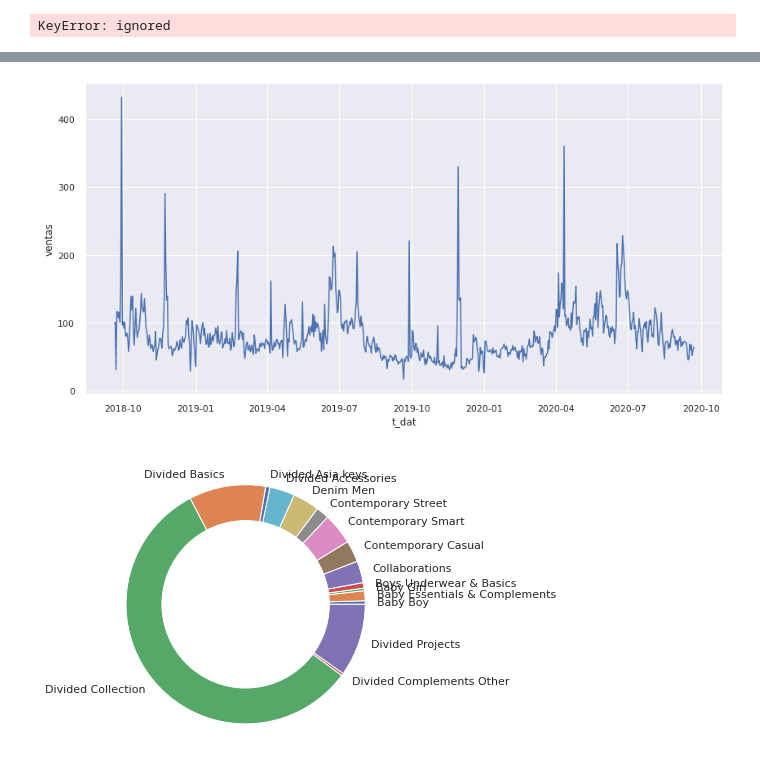
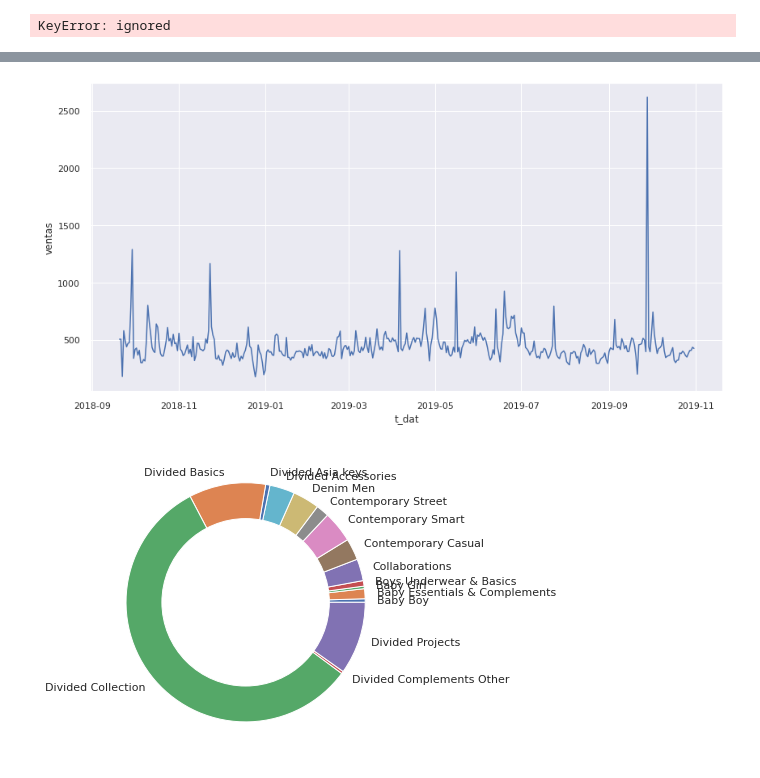
Before and after one commit to AndresPerelmuter/Customers-Segmentation---Clustering, a Jupyter notebook: Cluster_H&M.ipynb, the cells around one changed output, grey strips where cells are left out. Saved outputs shown, nothing was run; the diff lists cells and outputs as text; code cells hidden in the pictures.

```diff
--- a/Cluster_H&M.ipynb
+++ b/Cluster_H&M.ipynb
@@ -1204,14 +1248,14 @@ plt.show()
 # %%
-aux5cluster2 = aux5[aux5['Cluster']==2]
+aux5cluster2 = aux1[aux1['Cluster']==2]
 fig, ax = plt.subplots(figsize=(14,7))
 
 # multiple line plots
 sns.lineplot(data=aux5cluster2, x='t_dat', y='ventas')
 
 # show graph
 plt.show()
 # %% [output]
-[figure, old version]
+[figure, new version]
 # %%
 dfmcluster3 = dfm[dfm['Cluster']==3].head(15)
 
```
Also changed, not shown: parts of 18 cells of this notebook.
